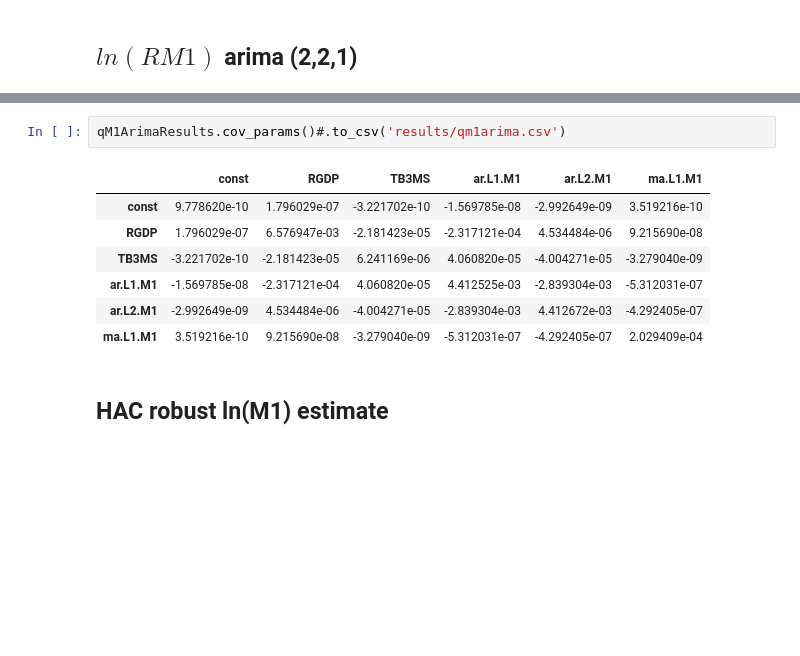
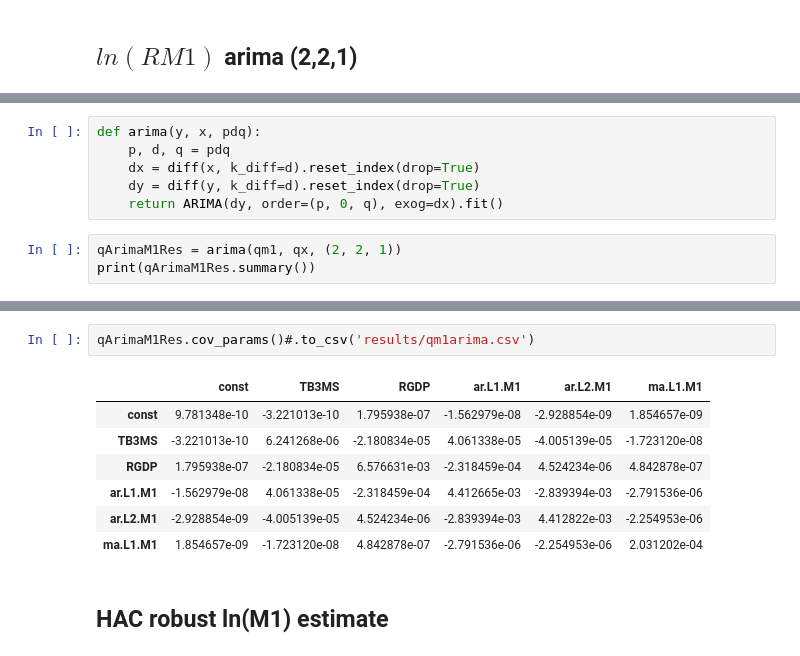
Before and after one commit to karasikHacker/econ571ps2, a Jupyter notebook: ps2.ipynb, the cells around one changed output, grey strips where cells are left out. Saved outputs shown, nothing was run; the diff lists cells and outputs as text; blank space fills up the shorter version.

```diff
--- a/ps2.ipynb
+++ b/ps2.ipynb
@@ -293,0 +257,9 @@ MA.1            1.0001           +0.0000j            1.0001            0.0000
+# %%
+def arima(y, x, pdq):
+    p, d, q = pdq
+    dx = diff(x, k_diff=d).reset_index(drop=True)
+    dy = diff(y, k_diff=d).reset_index(drop=True)
+    return ARIMA(dy, order=(p, 0, q), exog=dx).fit()
+# %%
+qArimaM1Res = arima(qm1, qx, (2, 2, 1))
+print(qArimaM1Res.summary())
@@ -294,13 +284,13 @@ MA.1            1.0001           +0.0000j            1.0001            0.0000
 # %%
-qM1ArimaResults.cov_params()#.to_csv('results/qm1arima.csv')
+qArimaM1Res.cov_params()#.to_csv('results/qm1arima.csv')
 # %% [output]
-|  | const | RGDP | TB3MS | ar.L1.M1 | ar.L2.M1 | ma.L1.M1 |
-| const | 9.778620e-10 | 1.796029e-07 | -3.221702e-10 | -1.569785e-08 | -2.992649e-09 | 3.519216e-10 |
-| RGDP | 1.796029e-07 | 6.576947e-03 | -2.181423e-05 | -2.317121e-04 | 4.534484e-06 | 9.215690e-08 |
-| TB3MS | -3.221702e-10 | -2.181423e-05 | 6.241169e-06 | 4.060820e-05 | -4.004271e-05 | -3.279040e-09 |
-| ar.L1.M1 | -1.569785e-08 | -2.317121e-04 | 4.060820e-05 | 4.412525e-03 | -2.839304e-03 | -5.312031e-07 |
-| ar.L2.M1 | -2.992649e-09 | 4.534484e-06 | -4.004271e-05 | -2.839304e-03 | 4.412672e-03 | -4.292405e-07 |
-| ma.L1.M1 | 3.519216e-10 | 9.215690e-08 | -3.279040e-09 | -5.312031e-07 | -4.292405e-07 | 2.029409e-04 |
+|  | const | TB3MS | RGDP | ar.L1.M1 | ar.L2.M1 | ma.L1.M1 |
+| const | 9.781348e-10 | -3.221013e-10 | 1.795938e-07 | -1.562979e-08 | -2.928854e-09 | 1.854657e-09 |
+| TB3MS | -3.221013e-10 | 6.241268e-06 | -2.180834e-05 | 4.061338e-05 | -4.005139e-05 | -1.723120e-08 |
+| RGDP | 1.795938e-07 | -2.180834e-05 | 6.576631e-03 | -2.318459e-04 | 4.524234e-06 | 4.842878e-07 |
+| ar.L1.M1 | -1.562979e-08 | 4.061338e-05 | -2.318459e-04 | 4.412665e-03 | -2.839394e-03 | -2.791536e-06 |
+| ar.L2.M1 | -2.928854e-09 | -4.005139e-05 | 4.524234e-06 | -2.839394e-03 | 4.412822e-03 | -2.254953e-06 |
+| ma.L1.M1 | 1.854657e-09 | -1.723120e-08 | 4.842878e-07 | -2.791536e-06 | -2.254953e-06 | 2.031202e-04 |
 # %% [markdown]
 ## HAC robust ln(M1) estimate
 # %%
```
Also changed, not shown: parts of 20 cells of this notebook, 20 other files.
